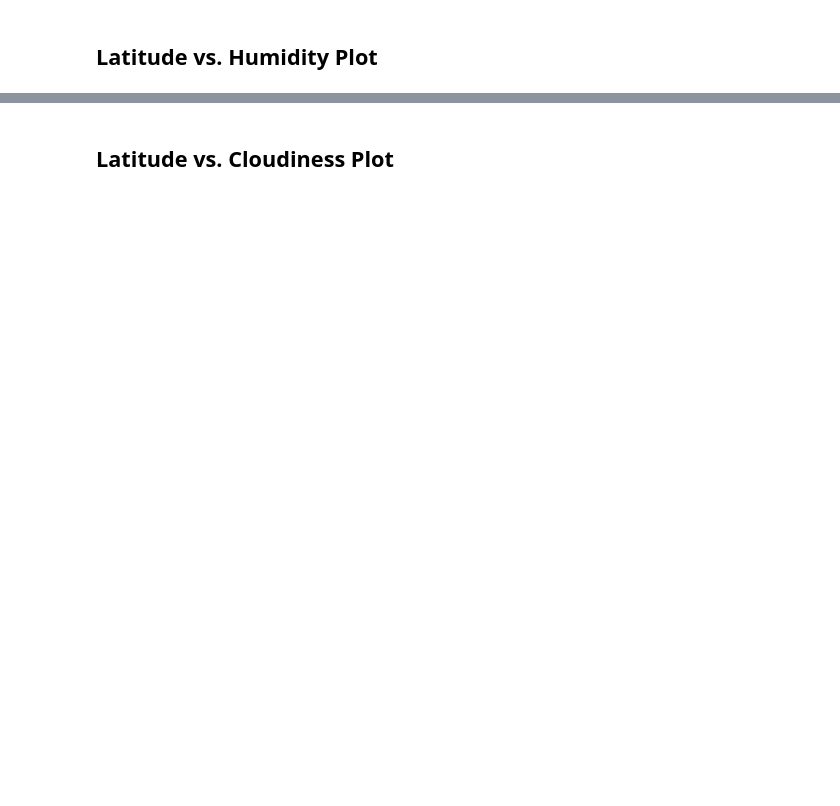
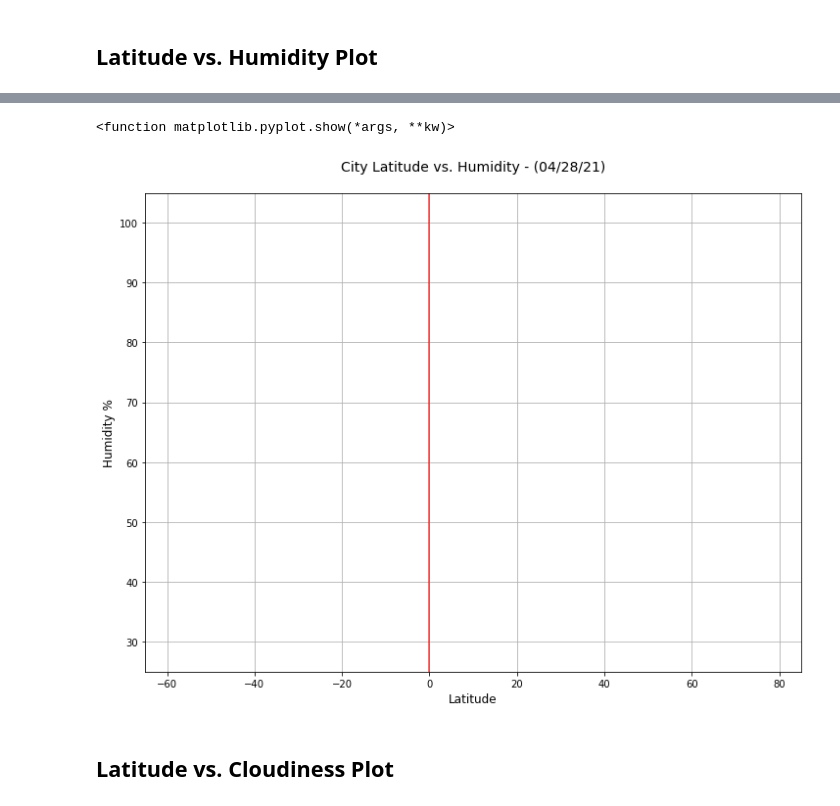
Before and after one commit to laurelwilliamson/python-api-challenge, a Jupyter notebook: WeatherPy/WeatherPy.ipynb, the cells around one changed output, grey strips where cells are left out. Cells and saved outputs as stored; diff of their text form; code cells hidden in the pictures; blank space fills up the shorter version.

```diff
--- a/WeatherPy/WeatherPy.ipynb
+++ b/WeatherPy/WeatherPy.ipynb
@@ -277,2 +243,19 @@ Int64Index([], dtype='int64')
+# %%
+plt.figure(figsize=(12,9))
+x_values = clean_city_df['Lat']
+y_values = clean_city_df['Humidity']
+plt.scatter(x_values, y_values, color = 'red', edgecolors = 'black')
+plt.title(f'City Latitude vs. Humidity - ({date})\n', fontsize = 14)
+plt.xlabel('Latitude', fontsize = 12)
+plt.ylabel('Humidity %', fontsize = 12)
+plt.xlim(-65,85)
+plt.ylim(25,105)
+plt.vlines(0,25,105, alpha=0.75, color='red')
+plt.grid()
+plt.savefig('/Users/laurelwilliamson/Desktop/GITHUB/python-api-challenge/WeatherPy/images/latvhum')
+plt.show
+# %% [output]
+<function matplotlib.pyplot.show(*args, **kw)>
+[figure, added]
 # %% [markdown]
 ## Latitude vs. Cloudiness Plot
```
Also changed, not shown: parts of 32 cells of this notebook, 7 other files.
